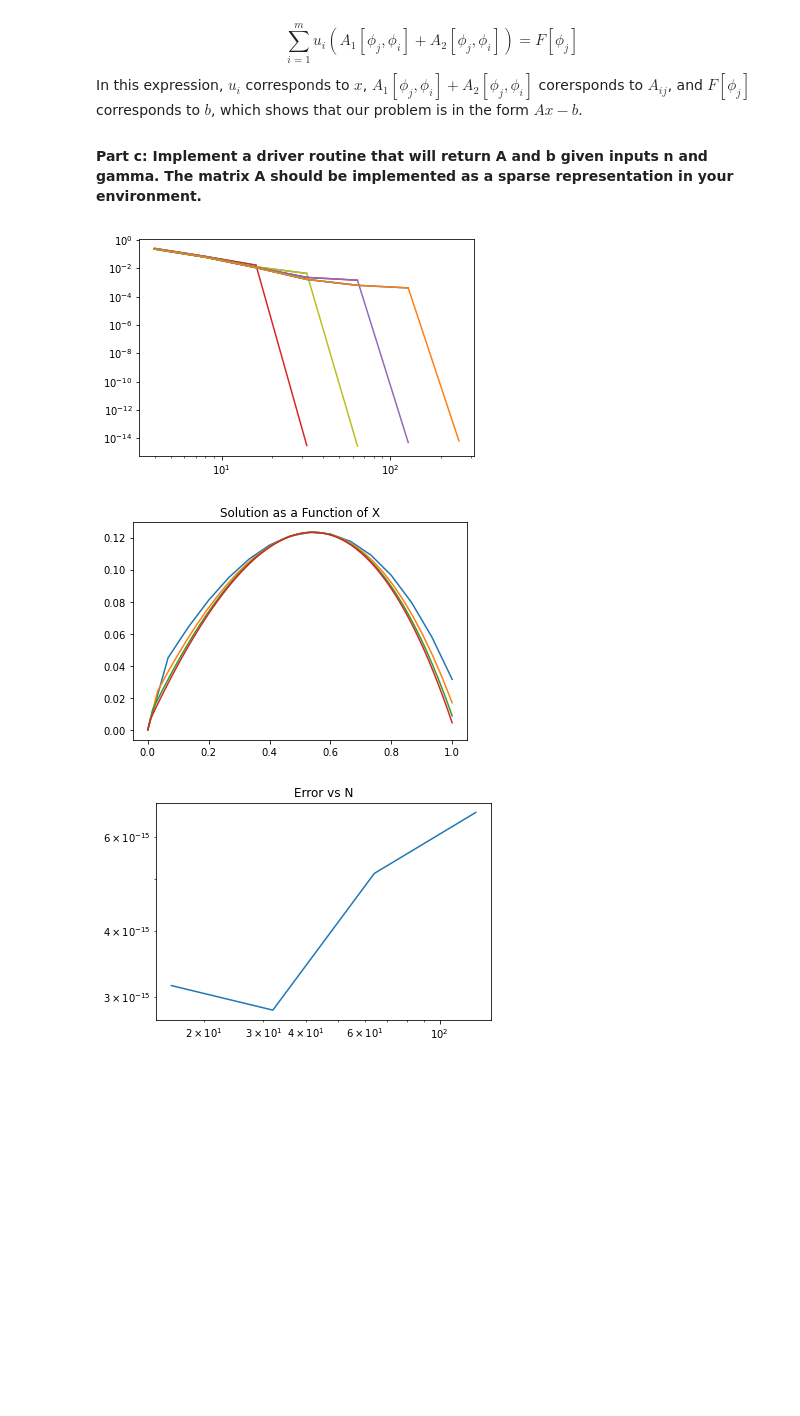
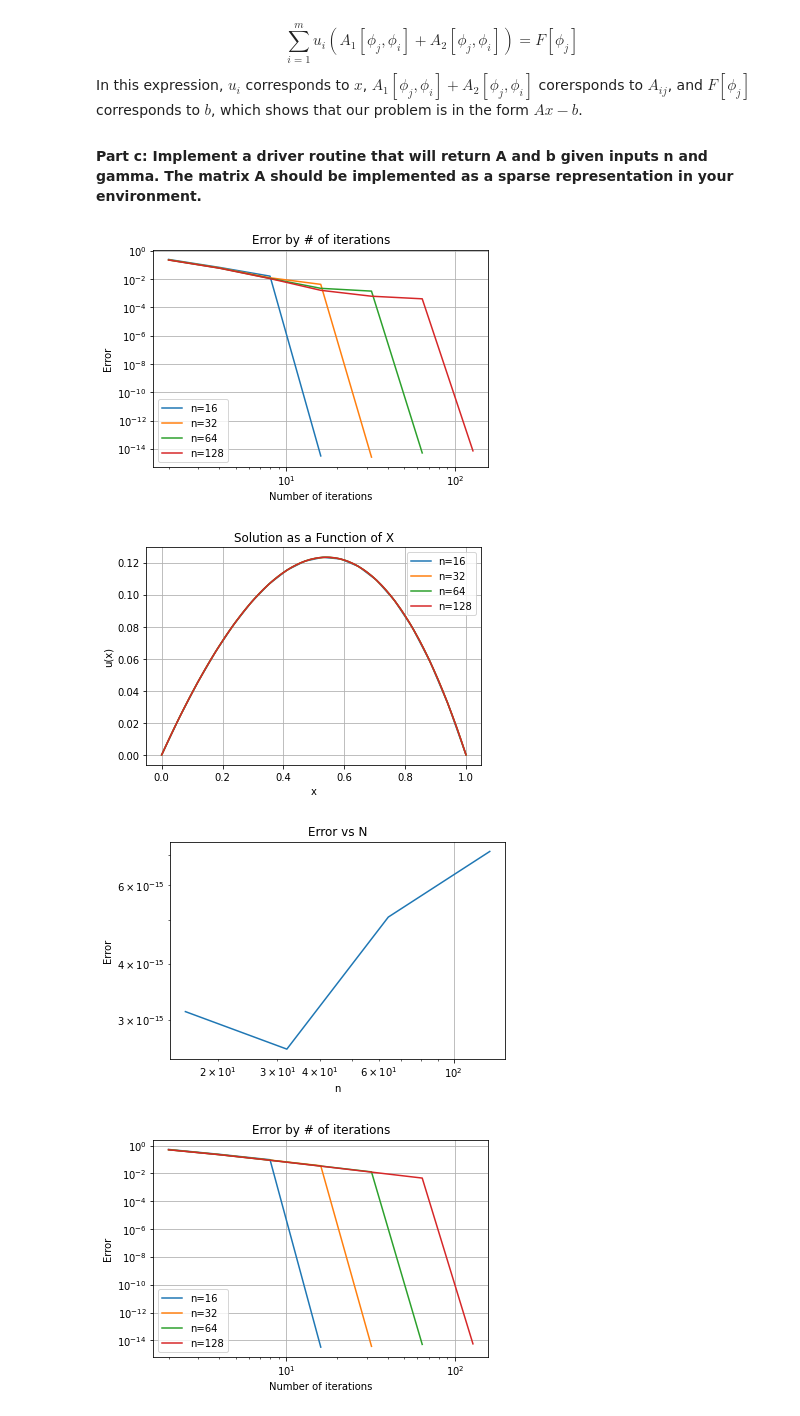
Before and after one commit to erasmussen4/530, a Jupyter notebook: 530LinAlgGroup.ipynb, the cells around one changed output. Cells and saved outputs as stored; diff of their text form; code cells hidden in the pictures; blank space fills up the shorter version.

```diff
--- a/530LinAlgGroup.ipynb
+++ b/530LinAlgGroup.ipynb
@@ -58,7 +58,7 @@ def driver( n, gamma ):
 
     A = A1 + A2
     b = np.ones( n ) / (n+1)
-    return A, b
+    return A, b, A1
 # %%
 def mydot(A,M,vec):
     B = A @ M @ vec
@@ -103,53 +107,71 @@ def mygmres( I, b, x0, n, M, A ):
 # %%
 import matplotlib.pyplot as plt
 
 # Run mygmres and output graphs
-def Graphing(gamma):
+def Graphing(gamma,v=None):
+    # Iterate over n
     n = (16,32,64,128)
     nerrvec = []
     for i in range(len(n)):
+        if v == 'n+1':
+            gamma = n[i]+1
+        # Initialize x0
         x0 = np.zeros(n[i])
-        x0[0]= 1
-        A, b = driver(n[i],gamma)
+        x0[0] = 1
+        # Get A and b matrices
+        A, b, _ = driver(n[i],gamma)
+        # Initialize some iterative variables
         Ierrvec = []
         Ivec = []
         I = 2
         res = 1
+        # Iterate until the error is less than 1E-6
         while res > 10**(-6):
-            M = np.identity(n[i])
-            x,res = mygmres(I, b, x0, n[i], M, A )
-            I = I * 2
+            x,res = mygmres(I, b, x0, n[i], np.identity(n[i]), A )
             Ierrvec.append(res)
             Ivec.append(I)
-            plt.figure(1)
-            plt.loglog(Ivec, Ierrvec)
-
-        # xscale = np.linspace(0,1,n[i]+2)
-        xscale = np.linspace(0,1,n[i])
-
-        #I'm just hard coding that for now until we figure it out
-        x[0] = 0
-        # y = np.zeros(xscale.shape)
-        # x = np.insert(x,0,0)
-        # x = np.append( x, 0)
-        # y[1:-1] = x
-        # y[-1] = 0
-        plt.figure(2)
-        plt.plot(xscale,x)
-        plt.title("Solution as a Function of X")
+            I *= 2
 
         nerrvec.append(res)
 
+        plt.figure(1)
+        plt.loglog(Ivec, Ierrvec,label=f'n={n[i]}')
+        # Enforce boundary conditions on solution
+        xscale = np.linspace(0,1,n[i]+2)
+        x = np.insert(x,0,0)
+        x = np.append( x, 0)
+
+        plt.figure(2)
+        plt.plot(xscale,x,label=f'n={n[i]}')
+        plt.title("Solution as a Function of X")
 
     plt.figure(3)
-    # plt.subplot(1,2,1)
     plt.loglog(n, nerrvec)
     plt.title("Error vs N")
 
+    plt.figure(1)
+    plt.grid()
+    plt.xlabel('Number of iterations')
+    plt.ylabel('Error')
+    plt.legend()
+    plt.title('Error by # of iterations')
+
+    plt.figure(2)
+    plt.grid()
+    plt.xlabel('x')
+    plt.ylabel('u(x)')
+    plt.legend()
+
+    plt.figure(3)
+    plt.grid()
+    plt.xlabel('n')
+    plt.ylabel('Error')
     plt.show()
 
-Graphing(1)
+Graphing(1,)
+Graphing(1,'n+1')
 # %% [output]
-[figure, old version]
+[figure, new version]
-[figure, old version]
+[figure, new version]
-[figure, old version]
+[figure, new version]
+[figure, added]
```
Also changed, not shown: parts of 6 cells of this notebook, 1 other file.
